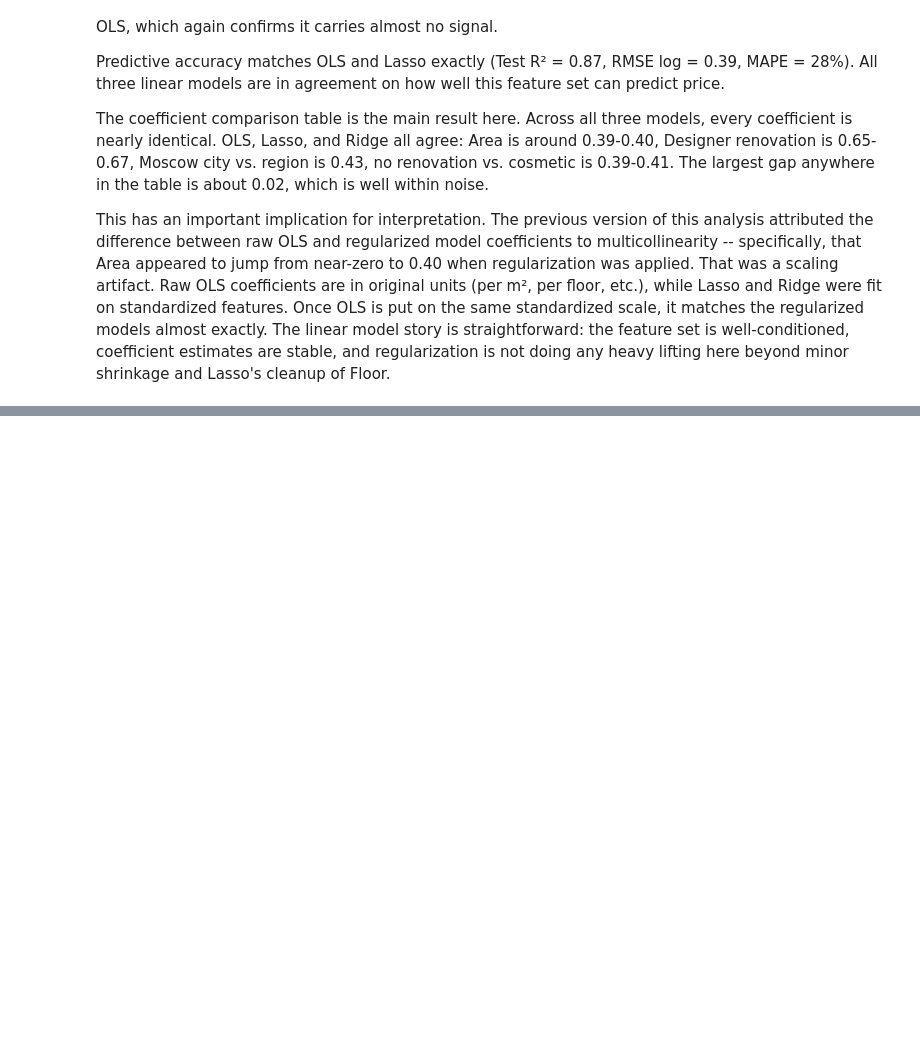
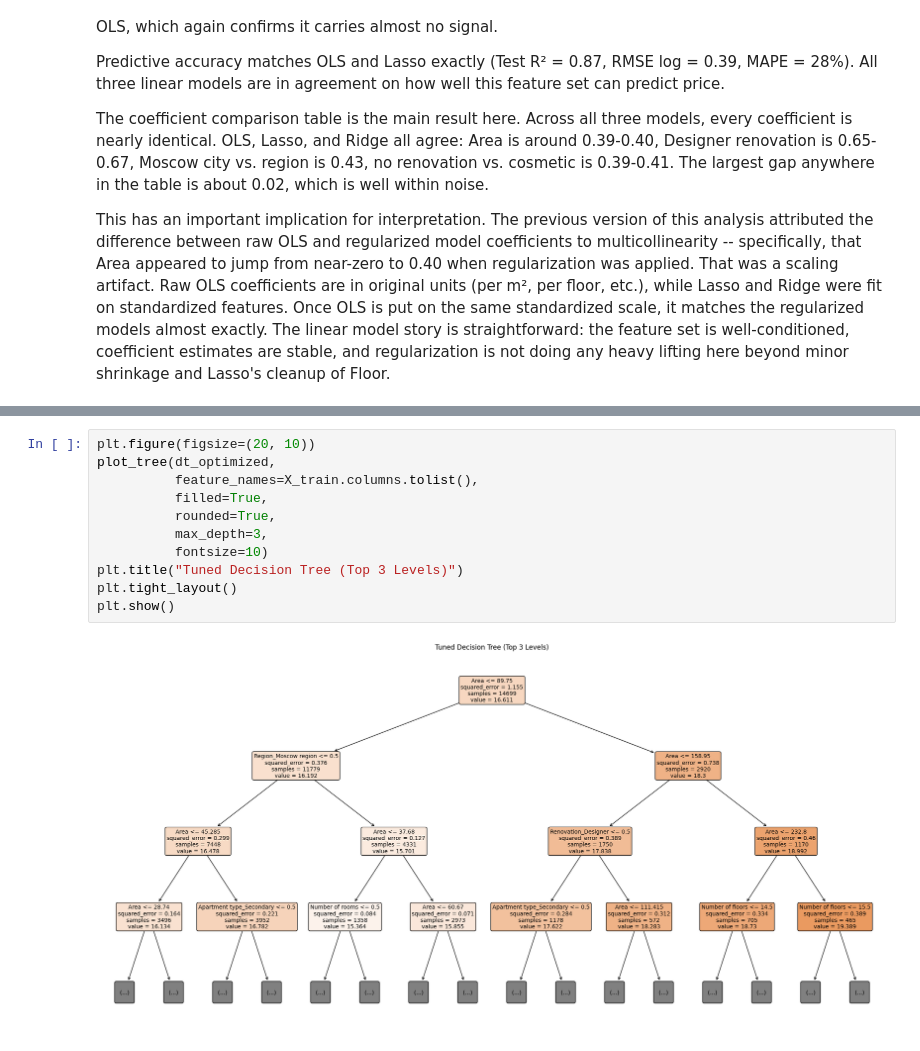
Before and after one commit to dylan123104/Housing-Class-Project, a Jupyter notebook: modeling.ipynb, the cells around one changed output, grey strips where cells are left out. Saved outputs shown, nothing was run; the diff lists cells and outputs as text; blank space fills up the shorter version.

```diff
--- a/modeling.ipynb
+++ b/modeling.ipynb
@@ -291,0 +389,13 @@ This has an important implication for interpretation. The previous version of th
+# %%
+plt.figure(figsize=(20, 10))
+plot_tree(dt_optimized,
+          feature_names=X_train.columns.tolist(),
+          filled=True,
+          rounded=True,
+          max_depth=3,
+          fontsize=10)
+plt.title("Tuned Decision Tree (Top 3 Levels)")
+plt.tight_layout()
+plt.show()
+# %% [output]
+[figure, added]
```
Also changed, not shown: parts of 24 cells of this notebook.
